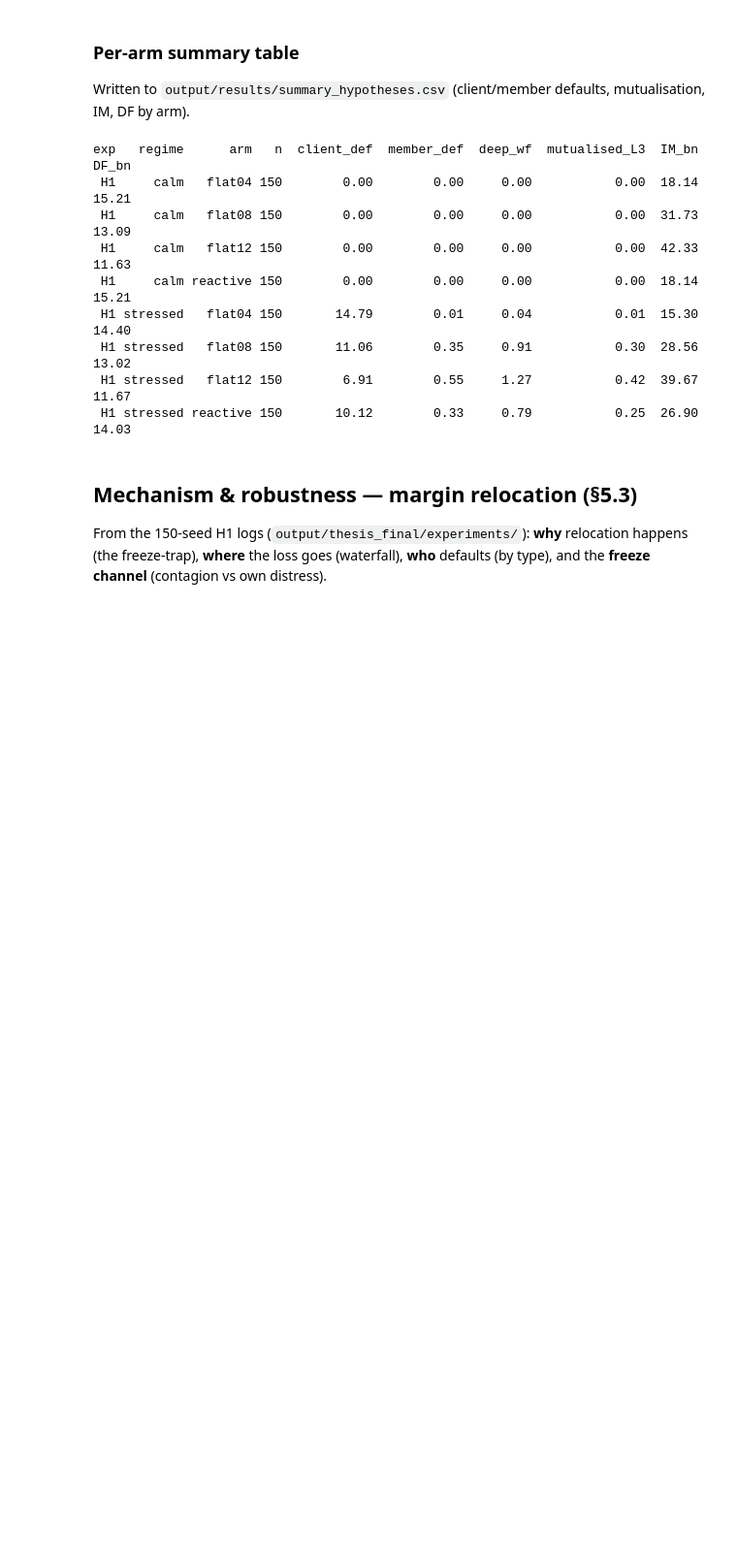
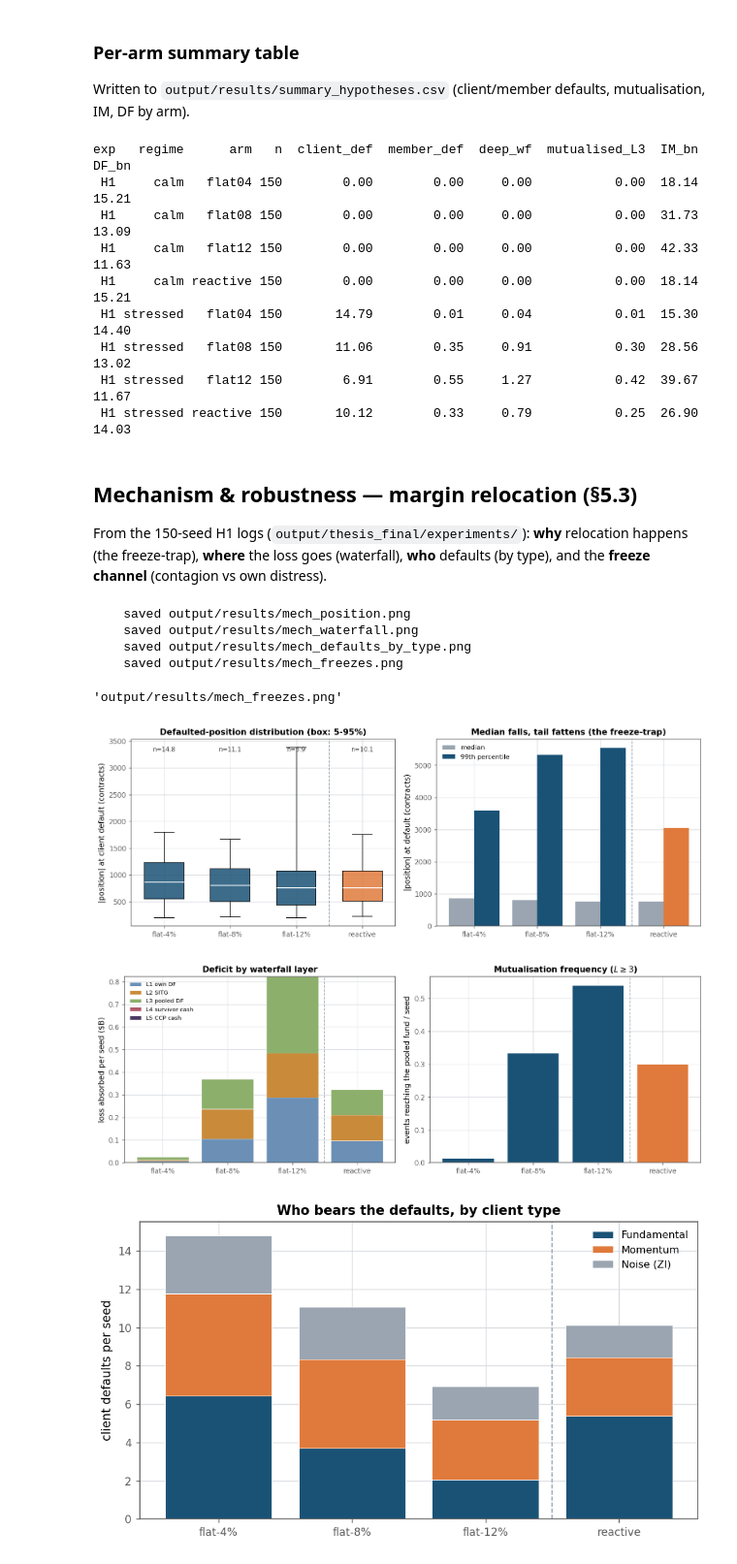
Before and after one commit to siddharthyashkukreja-cloud/MScThesis_ABM, a Jupyter notebook: results_figures.ipynb, the cells around one changed output. Shown at 97% size. Cells and saved outputs as stored; diff of their text form; code cells hidden in the pictures; blank space fills up the shorter version.

```diff
--- a/results_figures.ipynb
+++ b/results_figures.ipynb
@@ -431,49 +415,67 @@ ax[0].set_ylabel("|position| at client default (contracts)")
 ax[0].set_title("Defaulted-position distribution (box: 5-95%)"); _sep(ax[0])
 p50 = [np.median(cd.loc[cd.margin == a, "abspos"]) for a in ARMS]
 p99 = [np.quantile(cd.loc[cd.margin == a, "abspos"], 0.99) for a in ARMS]
 xx = np.arange(4)
 ax[1].bar(xx - 0.2, p50, 0.4, color=GREY, label="median")
 ax[1].bar(xx + 0.2, p99, 0.4, color=BARCOL, label="99th percentile")
 ax[1].set_xticks(xx); ax[1].set_xticklabels([LABEL[a] for a in ARMS])
 ax[1].set_ylabel("|position| at default (contracts)")
 ax[1].set_title("Median falls, tail fattens (the freeze-trap)"); ax[1].legend(fontsize=9); _sep(ax[1])
 fig.suptitle("As flat margin rises, client defaults get fewer and typically smaller  --  but the tail fattens", fontsize=12.5, fontweight="bold", y=1.02)
 savefig(fig, "mech_position.png")
 
-# M2  --  where the loss is absorbed (waterfall layers) + why clients freeze (contagion channel)
-fig, ax = plt.subplots(1, 2, figsize=(12, 4.5))
+# M2  --  waterfall: where the loss goes
+fig, ax = plt.subplots(1, 2, figsize=(12, 4.4))
 layers = ["L1_own_df", "L2_sitg", "L3_pooled_df", "L4_survivor_cash", "L5_ccp_cash"]
 lnames = ["L1 own DF", "L2 SITG", "L3 pooled DF", "L4 survivor cash", "L5 CCP cash"]
-lcols  = ["#1A5276", "#7FB3D5", "#E07A3C", "#c0c5cc", "#6b7280"]
+lcols  = ["#6b8fb5", "#c98a3a", "#8caf6b", "#b0586a", "#4b3a63"]
 tot = {a: (wf.loc[wf.margin == a, layers].sum() / N_SEEDS / 1e9) for a in ARMS}
 bottom = np.zeros(4)
-for lay, nm, lc in zip(layers, lnames, lcols):
-    vals = np.array([tot[a][lay] for a in ARMS]); ax[0].bar(range(4), vals, bottom=bottom, color=lc, label=nm, edgecolor="white", lw=0.5); bottom += vals
+for lay, nm, c in zip(layers, lnames, lcols):
+    vals = np.array([tot[a][lay] for a in ARMS])
+    ax[0].bar(range(4), vals, bottom=bottom, color=c, label=nm, edgecolor="white", lw=0.5); bottom += vals
 ax[0].set_xticks(range(4)); ax[0].set_xticklabels([LABEL[a] for a in ARMS])
-ax[0].set_ylabel(r"loss absorbed per seed (\$B)"); ax[0].set_title("Where the loss is absorbed")
-ax[0].legend(fontsize=8, loc="upper left", framealpha=0.9)
-ax[0].text(0.97, 0.97, "L4-L5 never engage", transform=ax[0].transAxes, ha="right", va="top", fontsize=8.3, color="#555", style="italic"); _sep(ax[0])
-ct = fz.groupby(["margin", "reason"]).size().unstack(fill_value=0).reindex(ARMS)
-share = ct.div(ct.sum(axis=1), axis=0) * 100
-cont = share.get("cm_contagion", pd.Series(0, index=ARMS)).to_numpy(); dist = share.get("own_distress", pd.Series(0, index=ARMS)).to_numpy()
-ax[1].bar(range(4), cont, color="#1A5276", label="member contagion (CM withdrew clearing)", edgecolor="white")
-ax[1].bar(range(4), dist, bottom=cont, color="#E07A3C", label="own distress (client hit 4% floor)", edgecolor="white")
-for x2, cc in enumerate(cont): ax[1].text(x2, cc / 2, f"{cc:.0f}%", ha="center", va="center", color="white", fontsize=10, fontweight="bold")
+ax[0].set_ylabel("loss absorbed per seed (\$B)"); ax[0].set_title("Deficit by waterfall layer")
+ax[0].legend(fontsize=8, loc="upper left")
+ax[0].text(0.5, 0.97, "L4-L5 implemented but never engaged", transform=ax[0].transAxes, ha="center", va="top", fontsize=8.5, color="#555", bbox=dict(boxstyle="round", fc="white", ec=GREY, alpha=0.9)); _sep(ax[0])
+mut = [(wf[(wf.margin == a) & (wf.level >= 3)].shape[0]) / N_SEEDS for a in ARMS]
+ax[1].bar(range(4), mut, color=BARCOL, edgecolor="white")
 ax[1].set_xticks(range(4)); ax[1].set_xticklabels([LABEL[a] for a in ARMS])
-ax[1].set_ylabel("share of client-freeze time (%)"); ax[1].set_ylim(0, 108)
-ax[1].set_title("Why clients freeze"); ax[1].legend(fontsize=7.8, loc="upper center", framealpha=0.95); _sep(ax[1])
-fig.suptitle("Loss climbs the first three waterfall layers; client freezes are member-contagion, not own distress", fontsize=12.5, fontweight="bold", y=1.02)
-savefig(fig, "mech_loss_freeze.png")
+ax[1].set_ylabel("events reaching the pooled fund / seed"); ax[1].set_title("Mutualisation frequency ($L \geq 3$)"); _sep(ax[1])
+fig.suptitle("Higher margin pushes more (and deeper) defaults into the mutualised waterfall", fontsize=12.5, fontweight="bold", y=1.02)
+savefig(fig, "mech_waterfall.png")
 
 # M3  --  defaults by client type
 fig, ax = plt.subplots(figsize=(7.6, 4.4))
-KINDS = ["FundamentalTrader", "MomentumTrader", "ZeroIntelligenceTrader"]; KLAB = ["Fundamental", "Momentum", "Noise (ZI)"]; KCOL = ["#1A5276", "#7FB3D5", "#E07A3C"]
+KINDS = ["FundamentalTrader", "MomentumTrader", "ZeroIntelligenceTrader"]; KLAB = ["Fundamental", "Momentum", "Noise (ZI)"]; KCOL = ["#1A5276", "#E07A3C", "#9aa5b1"]
 by = cd.groupby(["margin", "kind"]).size().unstack(fill_value=0).reindex(ARMS) / N_SEEDS
 bottom = np.zeros(4)
 for k, lab, c in zip(KINDS, KLAB, KCOL):
     vals = by[k].to_numpy() if k in by else np.zeros(4)
     ax.bar(range(4), vals, bottom=bottom, color=c, label=lab, edgecolor="white", lw=0.5); bottom += vals
 ax.set_xticks(range(4)); ax.set_xticklabels([LABEL[a] for a in ARMS])
 ax.set_ylabel("client defaults per seed"); ax.axvline(2.5, color=GREY, ls="--", lw=1.0)
 ax.set_title("Who bears the defaults, by client type"); ax.legend(fontsize=9)
 savefig(fig, "mech_defaults_by_type.png")
+
+# M4  --  freeze channel: contagion vs own distress
+fig, ax = plt.subplots(figsize=(7.6, 4.4))
+ct = fz.groupby(["margin", "reason"]).size().unstack(fill_value=0).reindex(ARMS)
+share = ct.div(ct.sum(axis=1), axis=0) * 100
+cont = share.get("cm_contagion", pd.Series(0, index=ARMS)).to_numpy(); dist = share.get("own_distress", pd.Series(0, index=ARMS)).to_numpy()
+ax.bar(range(4), cont, color="#1A5276", label="CM-contagion (member froze clearing)", edgecolor="white")
+ax.bar(range(4), dist, bottom=cont, color="#E07A3C", label="own distress (client hit 4% floor)", edgecolor="white")
+for x2, c in enumerate(cont): ax.text(x2, c - 4, f"{c:.0f}%", ha="center", va="top", color="white", fontsize=9, fontweight="bold")
+ax.set_xticks(range(4)); ax.set_xticklabels([LABEL[a] for a in ARMS])
+ax.set_ylabel("share of client-freeze time (%)"); ax.set_ylim(0, 105)
+ax.set_title("Client freezes are overwhelmingly contagion, not own distress"); ax.legend(fontsize=9, loc="lower center")
+savefig(fig, "mech_freezes.png")
+# %% [output]
+    saved output/results/mech_position.png
+    saved output/results/mech_waterfall.png
+    saved output/results/mech_defaults_by_type.png
+    saved output/results/mech_freezes.png
+'output/results/mech_freezes.png'
+[figure, added]
+[figure, added]
+[figure, added]
```
Also changed, not shown: parts of 3 cells of this notebook, 25 other files.
